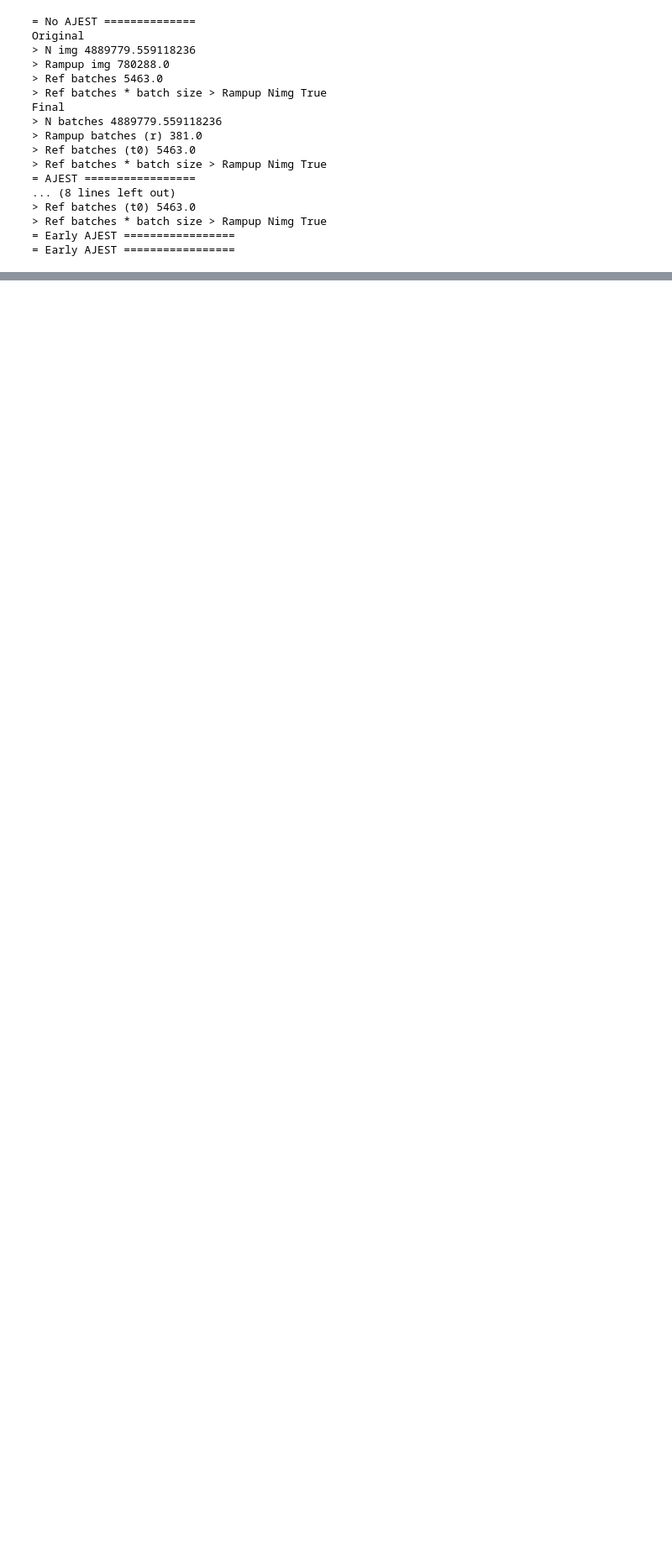
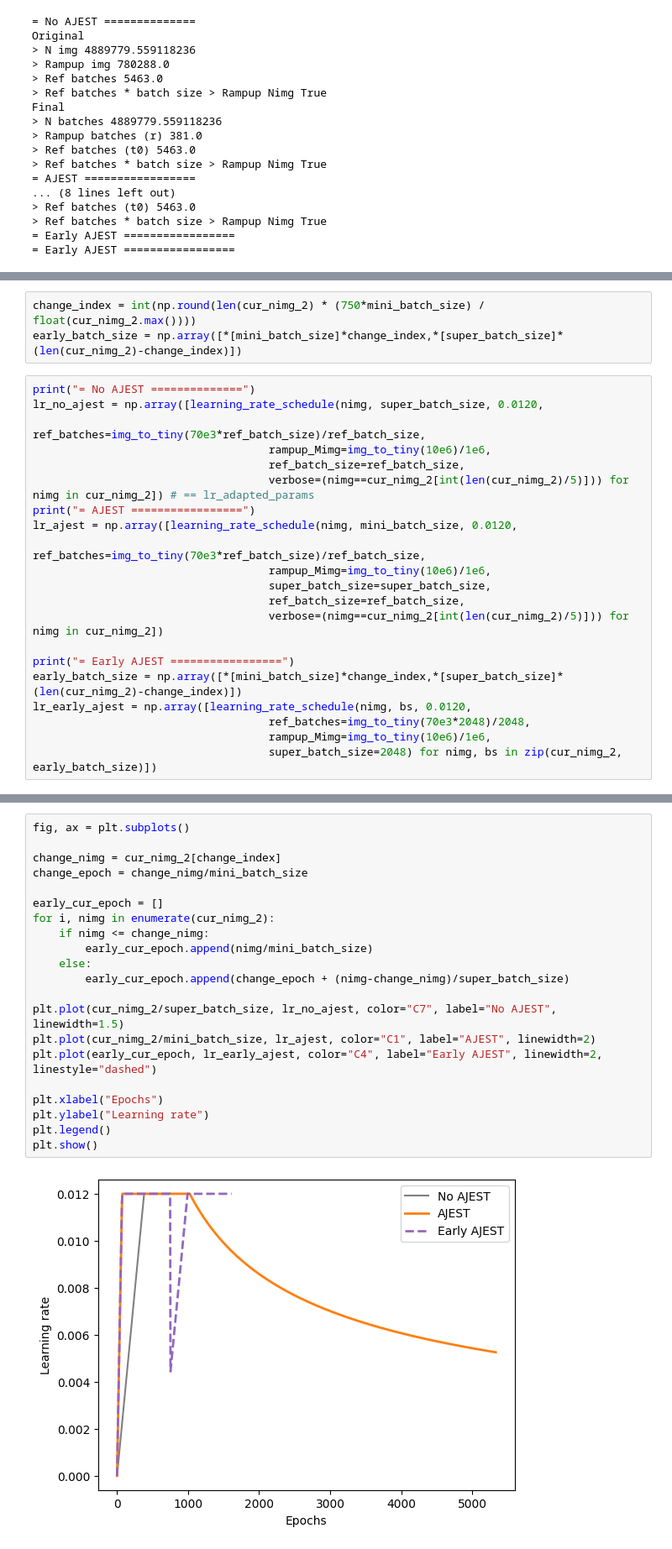
Before and after one commit to 0xInfty/Autoguided, a Jupyter notebook: Images/analysis/LearningRate.ipynb, the cells around one changed output, grey strips where cells are left out. Shown at 84% size. Saved outputs shown, nothing was run; the diff lists cells and outputs as text; blank space fills up the shorter version.

```diff
--- a/Images/analysis/LearningRate.ipynb
+++ b/Images/analysis/LearningRate.ipynb
@@ -451,0 +491,24 @@ plt.show()
+# %%
+change_index = int(np.round(len(cur_nimg_2) * (750*mini_batch_size) / float(cur_nimg_2.max())))
+early_batch_size = np.array([*[mini_batch_size]*change_index,*[super_batch_size]*(len(cur_nimg_2)-change_index)])
+# %%
+print("= No AJEST ==============")
+lr_no_ajest = np.array([learning_rate_schedule(nimg, super_batch_size, 0.0120,
+                                    ref_batches=img_to_tiny(70e3*ref_batch_size)/ref_batch_size,
+                                    rampup_Mimg=img_to_tiny(10e6)/1e6,
+                                    ref_batch_size=ref_batch_size,
+                                    verbose=(nimg==cur_nimg_2[int(len(cur_nimg_2)/5)])) for nimg in cur_nimg_2]) # == lr_adapted_params
+print("= AJEST =================")
+lr_ajest = np.array([learning_rate_schedule(nimg, mini_batch_size, 0.0120,
+                                    ref_batches=img_to_tiny(70e3*ref_batch_size)/ref_batch_size,
+                                    rampup_Mimg=img_to_tiny(10e6)/1e6,
+                                    super_batch_size=super_batch_size,
+                                    ref_batch_size=ref_batch_size,
+                                    verbose=(nimg==cur_nimg_2[int(len(cur_nimg_2)/5)])) for nimg in cur_nimg_2])
+
+print("= Early AJEST =================")
+early_batch_size = np.array([*[mini_batch_size]*change_index,*[super_batch_size]*(len(cur_nimg_2)-change_index)])
+lr_early_ajest = np.array([learning_rate_schedule(nimg, bs, 0.0120,
+                                    ref_batches=img_to_tiny(70e3*2048)/2048,
+                                    rampup_Mimg=img_to_tiny(10e6)/1e6,
+                                    super_batch_size=2048) for nimg, bs in zip(cur_nimg_2, early_batch_size)])
@@ -451,0 +533,23 @@ plt.show()
+# %%
+fig, ax = plt.subplots()
+
+change_nimg = cur_nimg_2[change_index]
+change_epoch = change_nimg/mini_batch_size
+
+early_cur_epoch = []
+for i, nimg in enumerate(cur_nimg_2):
+    if nimg <= change_nimg:
+        early_cur_epoch.append(nimg/mini_batch_size)
+    else:
+        early_cur_epoch.append(change_epoch + (nimg-change_nimg)/super_batch_size)
+
+plt.plot(cur_nimg_2/super_batch_size, lr_no_ajest, color="C7", label="No AJEST", linewidth=1.5)
+plt.plot(cur_nimg_2/mini_batch_size, lr_ajest, color="C1", label="AJEST", linewidth=2)
+plt.plot(early_cur_epoch, lr_early_ajest, color="C4", label="Early AJEST", linewidth=2, linestyle="dashed")
+
+plt.xlabel("Epochs")
+plt.ylabel("Learning rate")
+plt.legend()
+plt.show()
+# %% [output]
+[figure, added]
```
Also changed, not shown: parts of 8 cells of this notebook, 1 other file.
